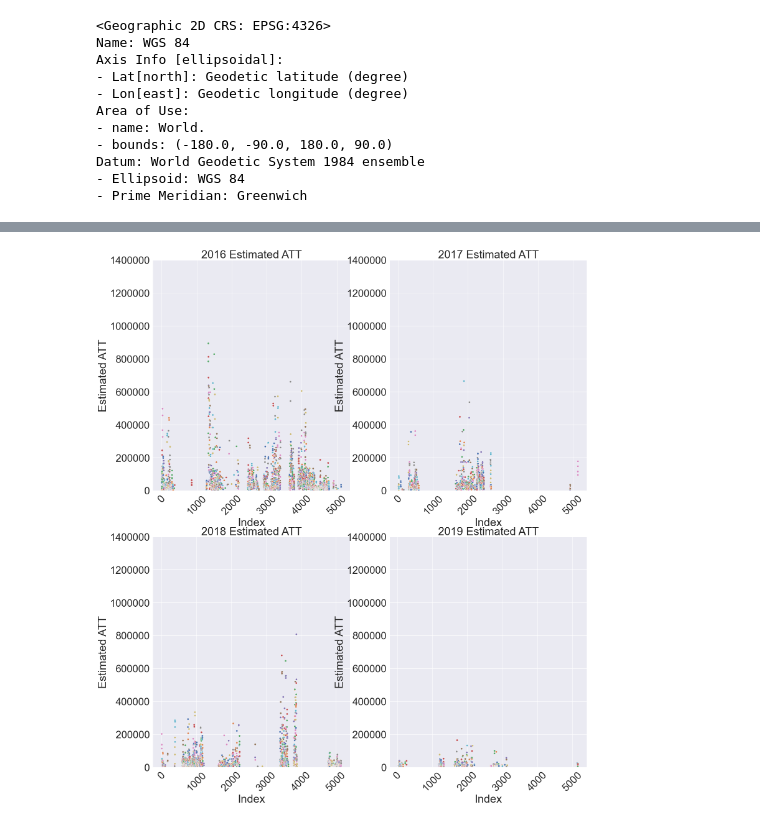
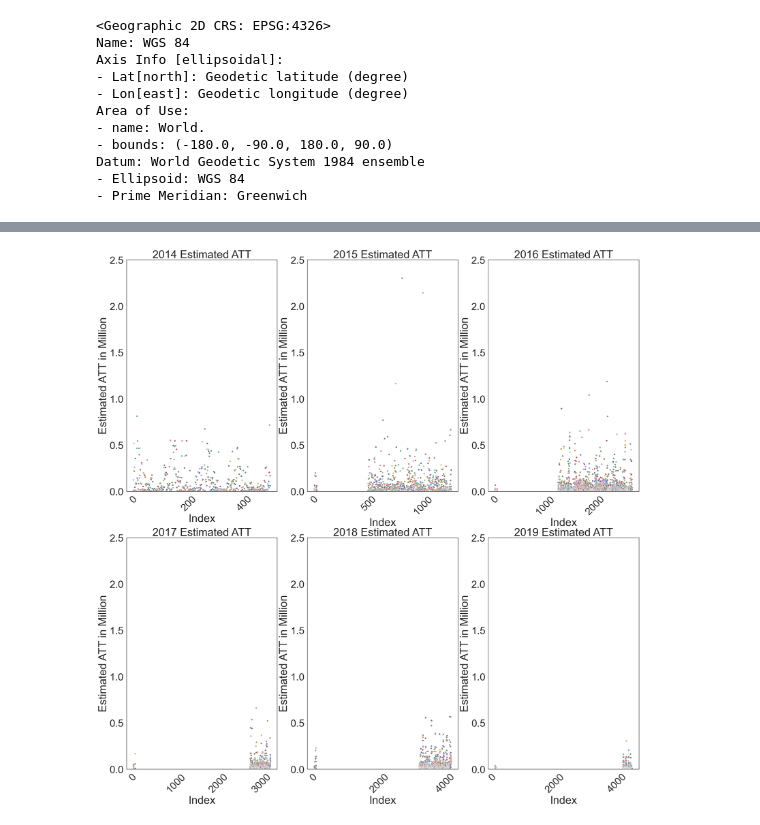
Before and after one commit to mintu07ruet/Bike-Exposure-Modeling, a Jupyter notebook: Expansion_Factor_development_coding/Weekly_Annual_Volume_Estimation_Version2.ipynb, the cells around one changed output, grey strips where cells are left out. Cells and saved outputs as stored; diff of their text form; code cells hidden in the pictures.

```diff
--- a/Expansion_Factor_development_coding/Weekly_Annual_Volume_Estimation_Version2.ipynb
+++ b/Expansion_Factor_development_coding/Weekly_Annual_Volume_Estimation_Version2.ipynb
@@ -333,7 +354,7 @@ WV['MTT'].plot()
 # Now Estimate Annual Total Traffic
 # %%
 # read the moy factor
-MOY=pd.read_csv('C:/UC Berkeley Project Backup/Bike_ped Exposure Model Project/Final Factor/Final_MOY_Factor.csv')
+MOY=pd.read_csv('H:/Desktop/Bike_ped Exposure Model Project/Final Factor/Final_MOY_Factor.csv')
 MOY.head()
 # %% [output]
 |  | Unnamed: 0 | month | Average_Group_MOY_Factor | Criteria |
@@ -506,19 +527,19 @@ c.shape,c1.shape
 # %%
 # Calculate Annual Volume for group 1
 mg2_DV=pd.merge(m_g2,moy_g2, on=['month'], how='inner')
-mg2_DV2=pd.DataFrame({'agge_monthly_Volume' : mg2_DV.groupby(['ID','year','Leg','matched_seg_id','Lat','Long'])['MTT'].sum()}).reset_index()
-mg2_DV2f=pd.DataFrame({'agge_factor' : mg2_DV.groupby(['ID','year','Leg','matched_seg_id','Lat','Long'])['Average_Group_MOY_Factor'].sum()}).reset_index()
-mg2_DV2r=pd.merge(mg2_DV2,mg2_DV2f, on=['ID','year','Leg','matched_seg_id','Lat','Long'], how='inner')
+mg2_DV2=pd.DataFrame({'agge_monthly_Volume' : mg2_DV.groupby(['year','Leg','matched_seg_id','Lat','Long'])['MTT'].sum()}).reset_index()
+mg2_DV2f=pd.DataFrame({'agge_factor' : mg2_DV.groupby(['year','Leg','matched_seg_id','Lat','Long'])['Average_Group_MOY_Factor'].sum()}).reset_index()
+mg2_DV2r=pd.merge(mg2_DV2,mg2_DV2f, on=['year','Leg','matched_seg_id','Lat','Long'], how='inner')
 mg2_DV2r['Annual_Volume']=mg2_DV2r['agge_monthly_Volume']/mg2_DV2r['agge_factor']
-mg2_DV2rf=pd.DataFrame({'ATT' : mg2_DV2r.groupby(['ID','year','Leg','matched_seg_id','Lat','Long'])['Annual_Volume'].mean()}).reset_index()
+mg2_DV2rf=pd.DataFrame({'ATT' : mg2_DV2r.groupby(['year','Leg','matched_seg_id','Lat','Long'])['Annual_Volume'].mean()}).reset_index()
 # %%
 # Calculate Annual Volume for group 1
 mg3_DV=pd.merge(m_g3,moy_g3, on=['month'], how='inner')
-mg3_DV3=pd.DataFrame({'agge_monthly_Volume' : mg3_DV.groupby(['ID','year','Leg','matched_seg_id','Lat','Long'])['MTT'].sum()}).reset_index()
-mg3_DV3f=pd.DataFrame({'agge_factor' : mg3_DV.groupby(['ID','year','Leg','matched_seg_id','Lat','Long'])['Average_Group_MOY_Factor'].sum()}).reset_index()
-mg3_DV3r=pd.merge(mg3_DV3,mg3_DV3f, on=['ID','year','Leg','matched_seg_id','Lat','Long'], how='inner')
+mg3_DV3=pd.DataFrame({'agge_monthly_Volume' : mg3_DV.groupby(['year','Leg','matched_seg_id','Lat','Long'])['MTT'].sum()}).reset_index()
+mg3_DV3f=pd.DataFrame({'agge_factor' : mg3_DV.groupby(['year','Leg','matched_seg_id','Lat','Long'])['Average_Group_MOY_Factor'].sum()}).reset_index()
+mg3_DV3r=pd.merge(mg3_DV3,mg3_DV3f, on=['year','Leg','matched_seg_id','Lat','Long'], how='inner')
 mg3_DV3r['Annual_Volume']=mg3_DV3r['agge_monthly_Volume']/mg3_DV3r['agge_factor']
-mg3_DV3rf=pd.DataFrame({'ATT' : mg3_DV3r.groupby(['ID','year','Leg','matched_seg_id','Lat','Long'])['Annual_Volume'].mean()}).reset_index()
+mg3_DV3rf=pd.DataFrame({'ATT' : mg3_DV3r.groupby(['year','Leg','matched_seg_id','Lat','Long'])['Annual_Volume'].mean()}).reset_index()
 # %%
 # Now apply the MOY factor to get ATT
 # Apply factor to obtain daily Volume
@@ -544,4 +599,5 @@ AV.shape
 # %%
 AV=AV.loc[AV['Lat']!=0]
+AV['ATT in Million']=AV['ATT']/1000000
 AV.head()
 # %% [output]
@@ -559,54 +619,84 @@ c.shape
 # %%
-sns.set(rc={'figure.figsize':(25,30)})
-sns.set(font_scale=3.0)
+sns.set(rc={'figure.figsize':(30,30)})
+sns.set(context='notebook', style='white', palette='deep', font='sans-serif', font_scale=3, color_codes=False, rc=None)
+#sns.set(font_scale=3.0)
+#sns.set_theme(style='white')
 import seaborn as sns
+d14=AV.loc[AV['year']==2014]
+d15=AV.loc[AV['year']==2015]
 d16=AV.loc[AV['year']==2016]
 d17=AV.loc[AV['year']==2017]
 d18=AV.loc[AV['year']==2018]
 d19=AV.loc[AV['year']==2019]
-fig, ax = plt.subplots(2,2)
-ax1 = sns.scatterplot(x=d16['index'],y=d16['ATT'],hue=d16['ID'],palette="deep",
-                       markers=True,marker="o",ax=ax[0,0])
+fig, ax = plt.subplots(2,3)
+
+ax1 = sns.scatterplot(x=d14['index'],y=d14['ATT in Million'],hue=d14['matched_seg_id'],palette="deep",
+                       markers=True,marker="o",s=30,ax=ax[0,0])
 plt.xticks(rotation = 'vertical')
-ax2 = sns.scatterplot(x=d17['index'],y=d17['ATT'],hue=d17['ID'],palette="deep",
-                       markers=True,marker="o",ax=ax[0,1])
+ax2 = sns.scatterplot(x=d15['index'],y=d15['ATT in Million'],hue=d15['matched_seg_id'],palette="deep",
+                       markers=True,marker="o",s=30,ax=ax[0,1])
 plt.xticks(rotation = 'vertical')
-ax3 = sns.scatterplot(x=d18['index'],y=d18['ATT'],hue=d18['ID'],palette="deep",
-                       markers=True,marker="o",ax=ax[1,0])
+ax3 = sns.scatterplot(x=d16['index'],y=d16['ATT in Million'],hue=d16['matched_seg_id'],palette="deep",
+                       markers=True,marker="o",s=30,ax=ax[0,2])
 plt.xticks(rotation = 'vertical')
-ax4 = sns.scatterplot(x=d19['index'],y=d19['ATT'],hue=d19['ID'],palette="deep",
-                       markers=True,marker="o",ax=ax[1,1])
+ax4 = sns.scatterplot(x=d17['index'],y=d17['ATT in Million'],hue=d17['matched_seg_id'],palette="deep",
+                       markers=True,marker="o",s=30,ax=ax[1,0])
+plt.xticks(rotation = 'vertical')
+ax5 = sns.scatterplot(x=d18['index'],y=d18['ATT in Million'],hue=d18['matched_seg_id'],palette="deep",
+                       markers=True,marker="o",s=30,ax=ax[1,1])
+plt.xticks(rotation = 'vertical')
+ax6 = sns.scatterplot(x=d19['index'],y=d19['ATT in Million'],hue=d19['matched_seg_id'],palette="deep",
+                       markers=True,marker="o",s=30,ax=ax[1,2])
 ax1.get_legend().remove()
 ax2.get_legend().remove()
 ax3.get_legend().remove()
 ax4.get_legend().remove()
-ax1.set_ylim([0, 1400000])
-ax2.set_ylim([0, 1400000])
-ax3.set_ylim([0, 1400000])
-ax4.set_ylim([0, 1400000])
+ax5.get_legend().remove()
+ax6.get_legend().remove()
+
+
+ax1.set_ylim([0, 2.5])
+ax2.set_ylim([0, 2.5])
+ax3.set_ylim([0, 2.5])
+ax4.set_ylim([0, 2.5])
+ax5.set_ylim([0, 2.5])
+ax6.set_ylim([0, 2.5])
 ax1.ticklabel_format(style='plain', axis='both')
 ax2.ticklabel_format(style='plain', axis='both')
 ax3.ticklabel_format(style='plain', axis='both')
 ax4.ticklabel_format(style='plain', axis='both')
-ax1.title.set_text('2016 Estimated ATT')
-ax2.title.set_text('2017 Estimated ATT')
-ax3.title.set_text('2018 Estimated ATT')
-ax4.title.set_text('2019 Estimated ATT')
+ax5.ticklabel_format(style='plain', axis='both')
+ax6.ticklabel_format(style='plain', axis='both')
+
+ax1.title.set_text('2014 Estimated ATT')
+ax2.title.set_text('2015 Estimated ATT')
+ax3.title.set_text('2016 Estimated ATT')
+ax4.title.set_text('2017 Estimated ATT')
+ax5.title.set_text('2018 Estimated ATT')
+ax6.title.set_text('2019 Estimated ATT')
+
 plt.setp(ax1.xaxis.get_majorticklabels(), rotation=45)
 plt.setp(ax2.xaxis.get_majorticklabels(), rotation=45)
 plt.setp(ax3.xaxis.get_majorticklabels(), rotation=45)
 plt.setp(ax4.xaxis.get_majorticklabels(), rotation=45)
-ax1.set_ylabel('Estimated ATT' )
+plt.setp(ax5.xaxis.get_majorticklabels(), rotation=45)
+plt.setp(ax6.xaxis.get_majorticklabels(), rotation=45)
+
+ax1.set_ylabel('Estimated ATT in Million' )
 ax1.set_xlabel('Index')
-ax2.set_ylabel('Estimated ATT' )
+ax2.set_ylabel('Estimated ATT in Million' )
 ax2.set_xlabel('Index')
-ax3.set_ylabel('Estimated ATT' )
+ax3.set_ylabel('Estimated ATT in Million' )
 ax3.set_xlabel('Index')
-ax4.set_ylabel('Estimated ATT' )
+ax4.set_ylabel('Estimated ATT in Million' )
 ax4.set_xlabel('Index')
+ax5.set_ylabel('Estimated ATT in Million' )
+ax5.set_xlabel('Index')
+ax6.set_ylabel('Estimated ATT in Million' )
+ax6.set_xlabel('Index')
 plt.show()
 # %% [output]
-[figure, old version]
+[figure, new version]
 # %%
 AV.groupby(['year'])['Leg'].count()
 # %% [output]
```
Also changed, not shown: parts of 74 cells of this notebook, 1 other file.
